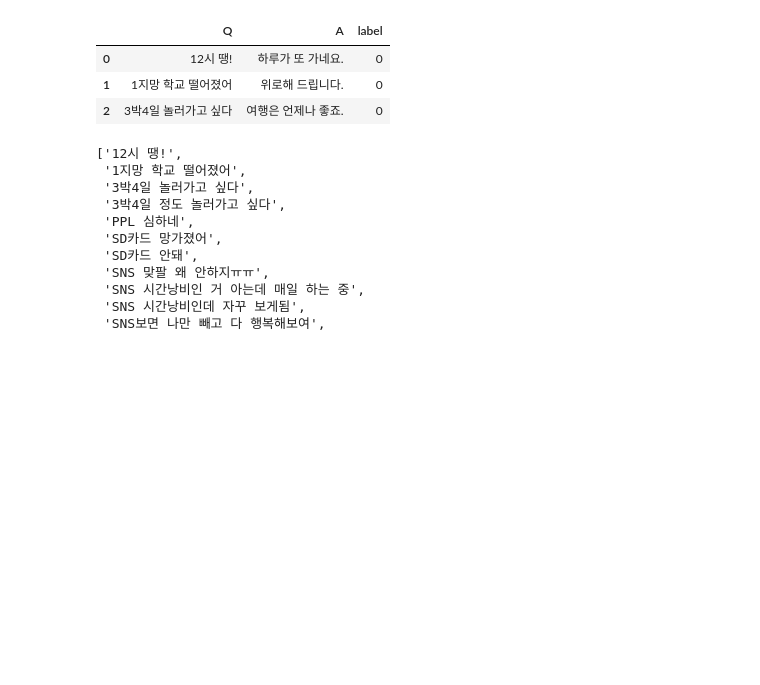
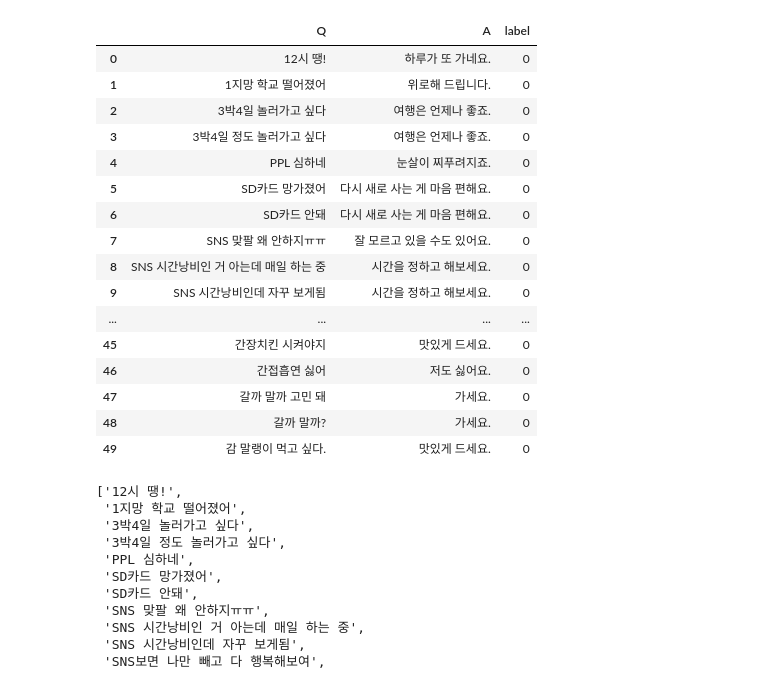
Before and after one commit to jaekyoungkim/tensor2ml_NLP, a Jupyter notebook: 텐서플로와_머신러닝으로_시작하는_자연어처리(ch6).ipynb, the cells around one changed output. Cells and saved outputs as stored; diff of their text form; code cells hidden in the pictures; blank space fills up the shorter version.

```diff
--- a/텐서플로와_머신러닝으로_시작하는_자연어처리(ch6).ipynb
+++ b/텐서플로와_머신러닝으로_시작하는_자연어처리(ch6).ipynb
@@ -30,14 +26,27 @@ import pandas as pd
 DATA_IN_PATH = '/content/'
 data = pd.read_csv(DATA_IN_PATH + 'tensorflow-ml-nlp-tf2/6.CHATBOT/data_in/ChatBotData.csv',encoding='utf-8')
 # %%
-data.head(3)
+data.head(50)
 # 데이터 구조는 qa값인 질문과 대답 텍스트를 가지고 있고, 그에 대한 라벨값을 가지고 있음.
 # 0,1,2의 라벨값을 가지고 있음
 # %% [output]
 |  | Q | A | label |
 | 0 | 12시 땡! | 하루가 또 가네요. | 0 |
 | 1 | 1지망 학교 떨어졌어 | 위로해 드립니다. | 0 |
 | 2 | 3박4일 놀러가고 싶다 | 여행은 언제나 좋죠. | 0 |
+| 3 | 3박4일 정도 놀러가고 싶다 | 여행은 언제나 좋죠. | 0 |
+| 4 | PPL 심하네 | 눈살이 찌푸려지죠. | 0 |
+| 5 | SD카드 망가졌어 | 다시 새로 사는 게 마음 편해요. | 0 |
+| 6 | SD카드 안돼 | 다시 새로 사는 게 마음 편해요. | 0 |
+| 7 | SNS 맞팔 왜 안하지ㅠㅠ | 잘 모르고 있을 수도 있어요. | 0 |
+| 8 | SNS 시간낭비인 거 아는데 매일 하는 중 | 시간을 정하고 해보세요. | 0 |
+| 9 | SNS 시간낭비인데 자꾸 보게됨 | 시간을 정하고 해보세요. | 0 |
+| ... | ... | ... | ... |
+| 45 | 간장치킨 시켜야지 | 맛있게 드세요. | 0 |
+| 46 | 간접흡연 싫어 | 저도 싫어요. | 0 |
+| 47 | 갈까 말까 고민 돼 | 가세요. | 0 |
+| 48 | 갈까 말까? | 가세요. | 0 |
+| 49 | 감 말랭이 먹고 싶다. | 맛있게 드세요. | 0 |
 # %%
 # 문장 전체에 대한 분석
 sentences = list(data['Q']) + list(data['A']) ; sentences
```
Also changed, not shown: parts of 91 cells of this notebook.
